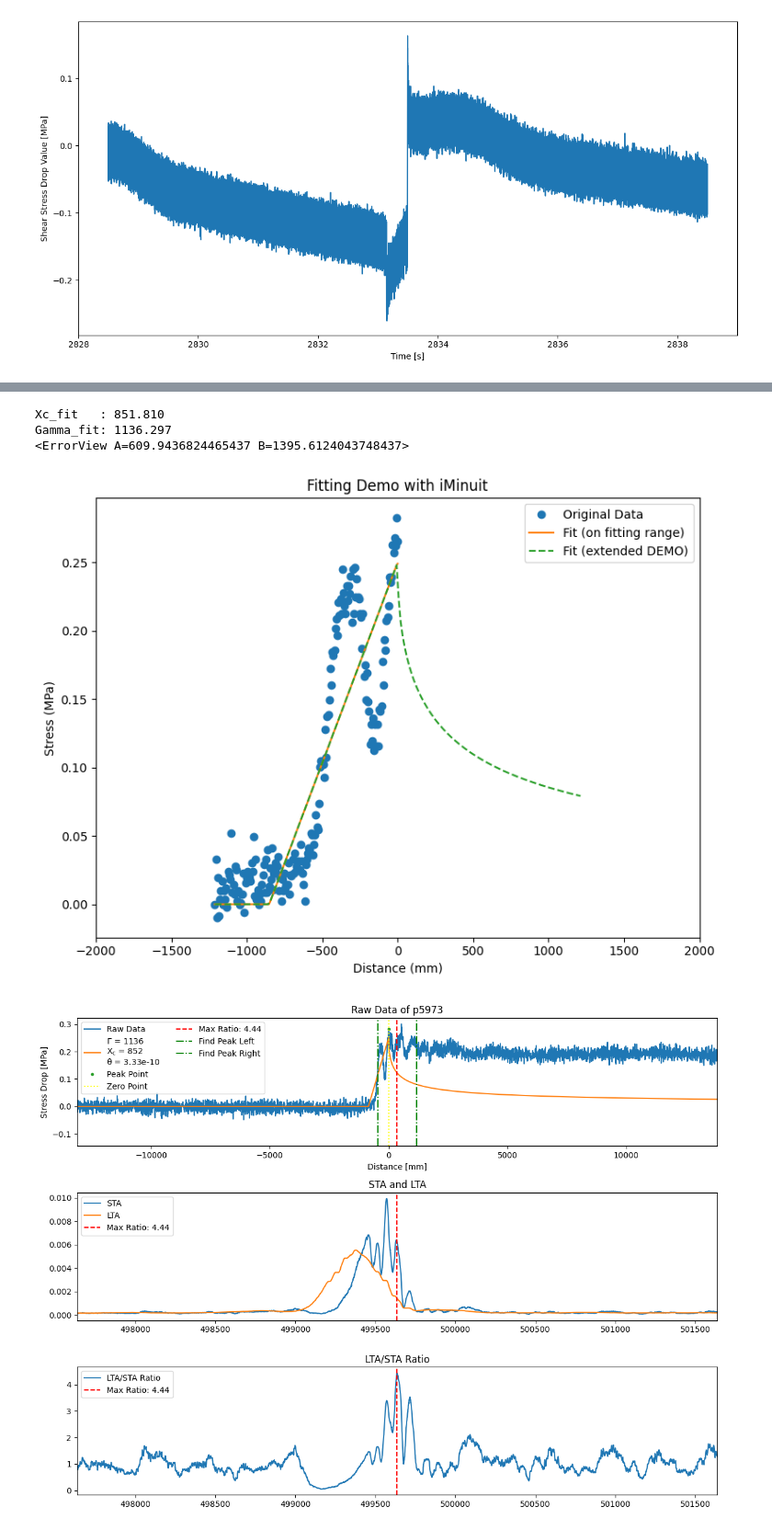
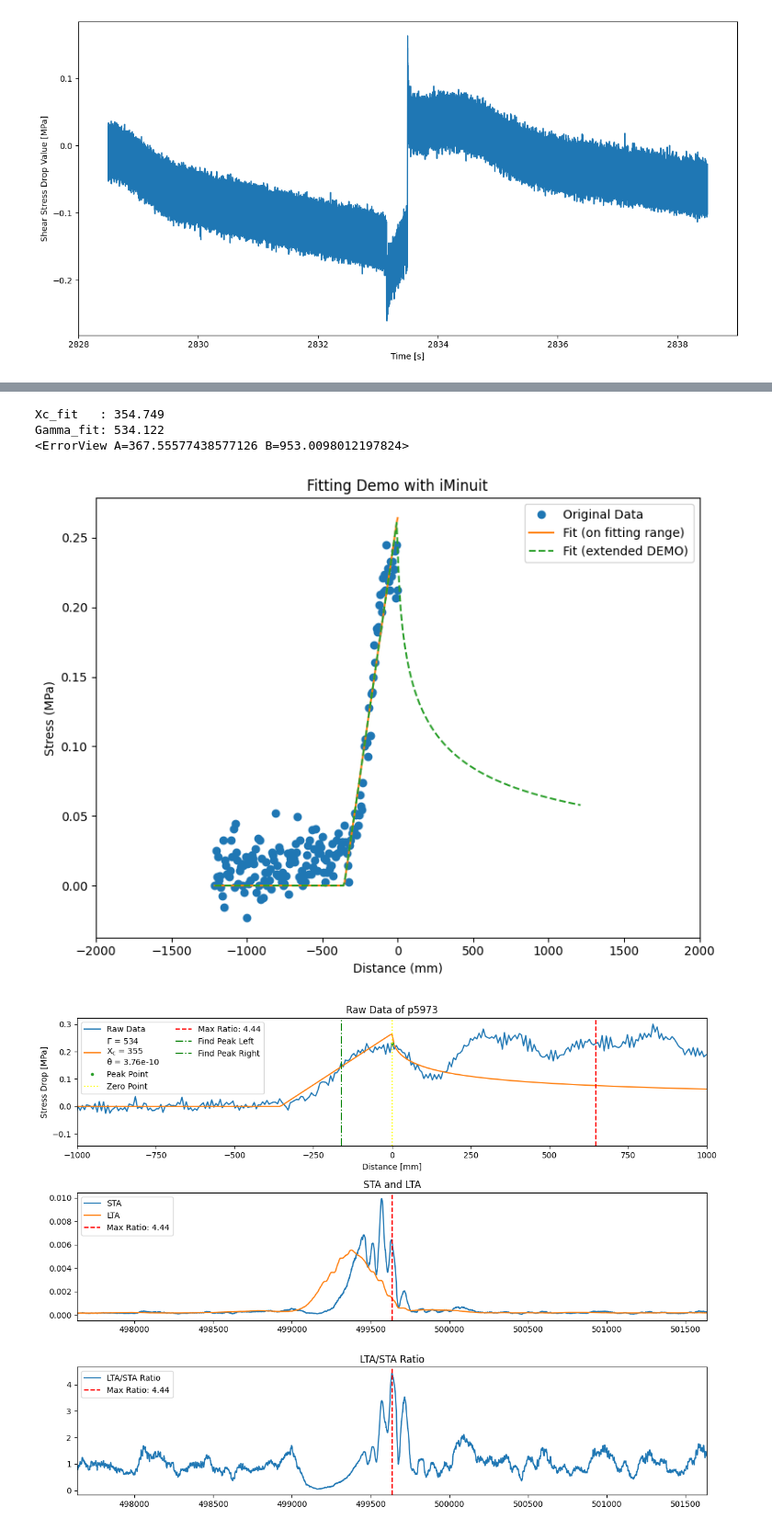
Before and after one commit to Gauss963/PSU-Dynamic-Strain, a Jupyter notebook: Code/p5973.ipynb, the cells around one changed output, grey strips where cells are left out. Shown at 92% size. Saved outputs shown, nothing was run; the diff lists cells and outputs as text; code cells hidden in the pictures.

```diff
--- a/Code/p5973.ipynb
+++ b/Code/p5973.ipynb
@@ -115,7 +91,7 @@ CUT_STRESS_MPA = STRESS_MPA[start_index:end_index]
 LOCAL_PEAKS, _ = scipy.signal.find_peaks(CUT_STRESS_MPA, prominence = 0.02, distance = 30)
 GLOBAL_PEAKS = LOCAL_PEAKS + start_index
 
-GLOBAL_PEAK = GLOBAL_PEAKS[1]
+GLOBAL_PEAK = GLOBAL_PEAKS[0]
 
 print(f'Peaks: {GLOBAL_PEAK}')
 print(f'Peak Values: {STRESS_MPA[GLOBAL_PEAK]}')
@@ -145,7 +121,8 @@ def chi_square(A, B):
 # ------------------------------------------------------------------------
 # (3) Use iminuit to find chi-square min
 # ------------------------------------------------------------------------
-m = iminuit.Minuit(chi_square, A=800, B=2000)
+# m = iminuit.Minuit(chi_square, A=800, B=2000)
+m = iminuit.Minuit(chi_square, A=800, B=500)
 
 # errordef = 1 corresponding to Least-Squares / Chi-square
 m.errordef = 1
@@ -193,10 +170,10 @@ plt.savefig(f'../Plot/Fitting-{experiment_SN}.pdf', dpi = 300)
 plt.show()
 plt.close()
 # %% [output]
-Xc_fit   : 851.810
-Gamma_fit: 1136.297
-<ErrorView A=609.9436824465437 B=1395.6124043748437>
+Xc_fit   : 354.749
+Gamma_fit: 534.122
+<ErrorView A=367.55577438577126 B=953.0098012197824>
-[figure, old version]
+[figure, new version]
 # %%
 theta = Gamma_fit / normal_stress / (Xc_fit * 10**3)
 # %%
@@ -213,32 +190,33 @@ plt.xlabel('Distance [mm]')
 plt.ylabel('Stress Drop [MPa]')
 plt.axvline(x = DISTANCE[GLOBAL_PEAK], color = 'yellow', linestyle = ':', label = 'Zero Point')
 plt.axvline(x = DISTANCE[max_index], color = 'red', linestyle = '--', label=f'Max Ratio: {max_ratio:.2f}')
 plt.axvline(x = DISTANCE[max_index - 120], color = 'green', linestyle = '-.', label = f'Find Peak Left')
 plt.axvline(x = DISTANCE[max_index + 120], color = 'green', linestyle = '-.', label = f'Find Peak Right')
-plt.xlim(DISTANCE[max_index - hspan], DISTANCE[max_index + hspan])
+# plt.xlim(DISTANCE[max_index - hspan], DISTANCE[max_index + hspan])
+plt.xlim(-1000, 1000)
 plt.title(f'Raw Data of {experiment_SN}')
 plt.legend(ncol = 2, loc = 'upper left')
 
 # Plot STA, LTA
 plt.subplot(3, 1, 2)
 plt.plot(sta, label = 'STA')
 plt.plot(lta, label = 'LTA')
 plt.axvline(x = max_index, color = 'red', linestyle = '--', label=f'Max Ratio: {max_ratio:.2f}')
 plt.xlim(max_index - hspan, max_index + hspan)
 plt.title('STA and LTA')
 plt.legend(loc = 'upper left')
 
 # Plot LTA/STA ratio
 plt.subplot(3, 1, 3)
 plt.plot(lta_sta_ratio, label='LTA/STA Ratio')
 plt.axvline(x = max_index, color = 'red', linestyle = '--', label=f'Max Ratio: {max_ratio:.2f}')
 plt.xlim(max_index - hspan, max_index + hspan)
 plt.title('LTA/STA Ratio')
 plt.legend(loc = 'upper left')
 
 plt.tight_layout()
 plt.savefig(f'../Plot/STA-LTA-{experiment_SN}.pdf')
 plt.show()
 plt.close()
 # %% [output]
-[figure, old version]
+[figure, new version]
```
Also changed, not shown: parts of 4 cells of this notebook, 9 other files.
